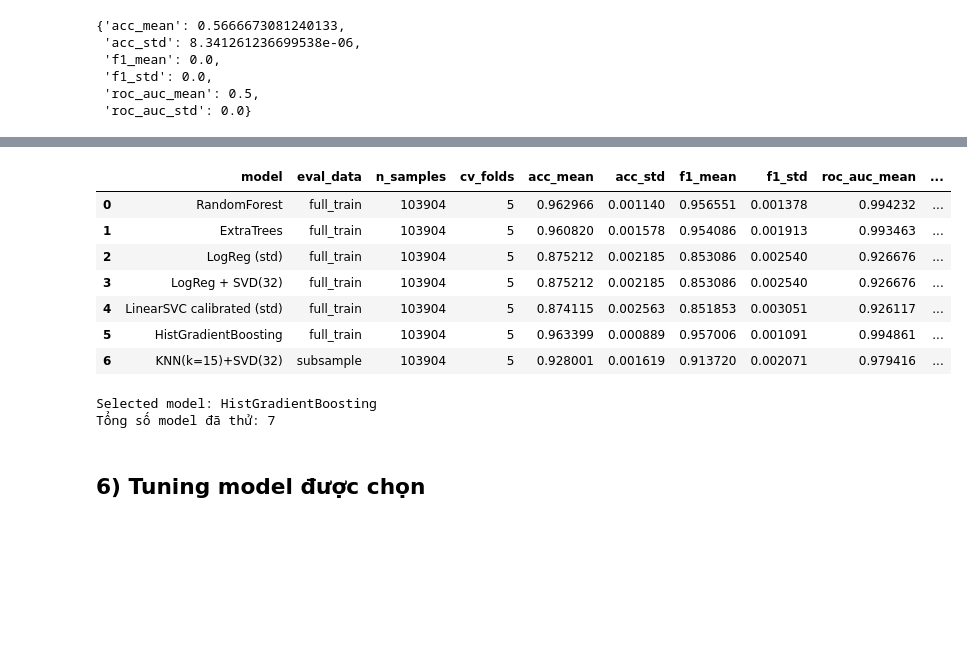
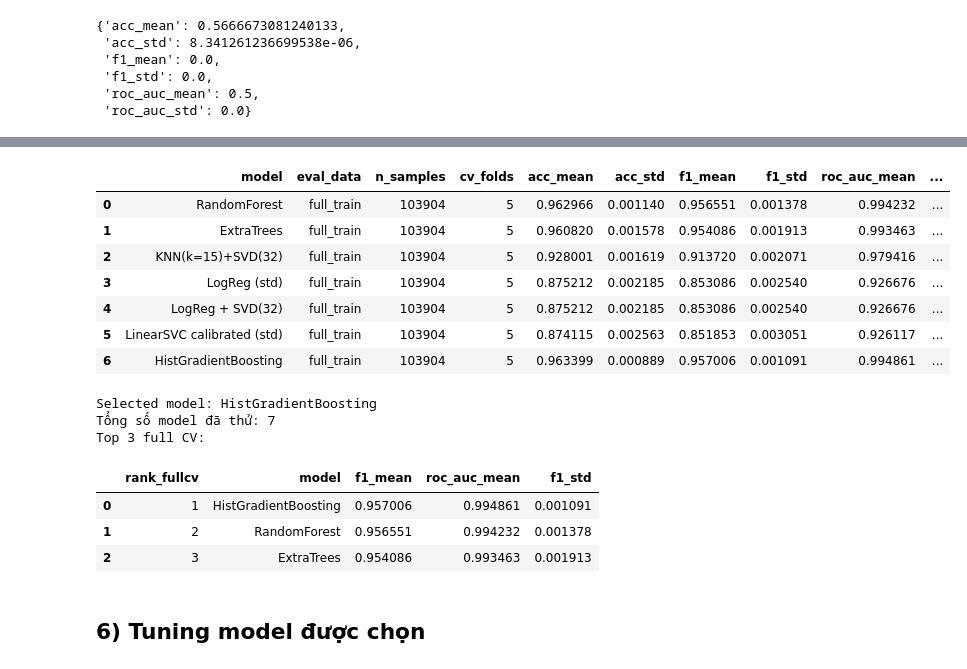
Before and after one commit to bachkhmt/ML_252, a Jupyter notebook: notebooks/CaoKhoa.ipynb, the cells around one changed output, grey strips where cells are left out. Drawn from its saved outputs; the diff is of its cells as text; code cells hidden in the pictures; blank space fills up the shorter version.

Commit message:
add KNN to model zoo

```diff
--- a/notebooks/CaoKhoa.ipynb
+++ b/notebooks/CaoKhoa.ipynb
@@ -27,17 +29,15 @@ warnings.filterwarnings("ignore")
 
 # Nếu chạy trong notebook: chỉnh dòng này để truyền flag kiểu CLI
 # Ví dụ:
-#   CLI_ARGS = "--out_dir outputs/run1 --data_dir data --fast"
-# CLI_ARGS = "--out_dir ../outputs --eval_knn"  # để trống => dùng mặc định
-CLI_ARGS = "--out_dir /content/drive/MyDrive/ML_Project/runs/exp1/ --eval_knn --knn_sample_n 999999999"
+#   CLI_ARGS = "--out_dir /content/drive/MyDrive/ML_Project/runs/exp1/ --fast"
+# CLI_ARGS = "--out_dir /content/drive/MyDrive/ML_Project/runs/exp1/ --fast"
+CLI_ARGS = "--out_dir /content/drive/MyDrive/ML_Project/runs/exp1/ "
 
 def parse_args(cli_args: str = ""):
     parser = argparse.ArgumentParser(add_help=False)
     parser.add_argument("--out_dir", type=str, default=".", help="Thư mục lưu outputs (artifacts/features/eda_outputs).")
     parser.add_argument("--data_dir", type=str, default="data", help="Thư mục chứa train.csv/test.csv (mặc định ./data).")
     parser.add_argument("--fast", action="store_true", help="Chạy nhẹ hơn (ít fold, ít model, bỏ tuning).")
-    parser.add_argument("--eval_knn", action="store_true", help="Bật thử KNN (mặc định: OFF vì nặng).")
-    parser.add_argument("--knn_sample_n", type=int, default=20000, help="Số mẫu dùng để CV cho KNN (subsample).")
     parser.add_argument("--seed", type=int, default=42, help="Random seed.")
     if cli_args.strip() == "":
         # Notebook kernel có nhiều argv rác → parse_known_args cho an toàn
@@ -65,8 +65,6 @@ TARGET_COL = "satisfaction"
 DROP_COLS_CANDIDATES = ["Unnamed: 0", "id"]
 
 FAST_MODE = bool(args.fast)
-EVAL_KNN = bool(args.eval_knn)
-KNN_SAMPLE_N = int(args.knn_sample_n)
 
 # Resolve dirs
 OUT_DIR = Path(args.out_dir).expanduser().resolve()
@@ -84,7 +82,6 @@ for d in [OUT_DIR, ARTIFACTS_DIR, FEATURES_DIR, EDA_DIR]:
 print("FAST_MODE:", FAST_MODE)
 print("OUT_DIR:", OUT_DIR)
 print("DATA_DIR:", DATA_DIR)
-print("EVAL_KNN:", EVAL_KNN, "| KNN_SAMPLE_N:", KNN_SAMPLE_N)
 # %% [output]
 Global seed set to: 42
 FAST_MODE: False
@@ -465,6 +466,7 @@ from sklearn.svm import LinearSVC
 from sklearn.calibration import CalibratedClassifierCV
 from sklearn.ensemble import RandomForestClassifier, ExtraTreesClassifier
 from sklearn.ensemble import HistGradientBoostingClassifier
+from sklearn.neighbors import KNeighborsClassifier
 
 # 5.2) Model zoo (FULL CV)
 models_fullcv = {}
@@ -493,9 +495,16 @@ models_fullcv["LogReg + SVD(32)"] = make_pipeline(
     n_components=32
 )
 
+models_fullcv["KNN(k=15)+SVD(32)"] = make_pipeline(
+    KNeighborsClassifier(n_neighbors=15, weights="distance", n_jobs=-1),
+    scaler="standard",
+    use_svd=True,
+    n_components=32
+)
+
 # FAST_MODE: giảm bớt model nếu muốn
 if FAST_MODE:
-    keep = ["LogReg (std)", "RandomForest", "HistGradientBoosting"]
+    keep = ["LogReg (std)", "RandomForest", "HistGradientBoosting", "KNN(k=15)+SVD(32)"]
     models_fullcv = {k: models_fullcv[k] for k in keep}
 
 print("Evaluating", len(models_fullcv), "models with", n_splits, "fold CV on FULL train...")
@@ -593,52 +566,53 @@ best_auc = float(full.loc[0, "roc_auc_mean"])
 
 log_df["decision"] = "rejected"
 log_df.loc[log_df["model"] == best_name, "decision"] = "SELECTED (best full CV)"
-log_df.loc[log_df["eval_data"] != "full_train", "decision"] = "explored (subsample only)"
 
 def reason(row):
     if row["model"] == best_name:
         return "F1 cao nhất (full CV), tie-break ROC-AUC; chọn để tuning & final."
-    if row["eval_data"] != "full_train":
-        return "Model nặng nên chỉ chạy subsample để chứng minh đã thử, không dùng để chọn cuối."
-
     r = []
     delta_f1 = best_f1 - float(row["f1_mean"])
     delta_auc = best_auc - float(row["roc_auc_mean"])
 
     if delta_f1 > 0.01:
         r.append("F1 thấp hơn rõ rệt so với best (>0.01)")
     elif delta_f1 > 0:
         r.append("F1 thấp hơn nhẹ so với best")
 
     if delta_auc > 0.005:
         r.append("ROC-AUC thấp hơn đáng kể")
 
     if float(row.get("f1_std", 0.0)) > float(full["f1_std"].median()) + 0.005:
         r.append("độ ổn định thấp hơn (f1_std cao)")
 
     if not r:
         r.append("sát best nhưng thua tie-break ROC-AUC hoặc độ ổn định")
 
     return "; ".join(r)
 
 log_df["reason"] = log_df.apply(reason, axis=1)
 
 display(log_df.sort_values(["eval_data", "decision", "f1_mean"], ascending=[True, False, False]).reset_index(drop=True))
 print("Selected model:", best_name)
 print("Tổng số model đã thử:", len(log_df))
 print("Top 3 full CV:")
 display(full[["rank_fullcv", "model", "f1_mean", "roc_auc_mean", "f1_std"]].head(3))
 # %% [output]
 |  | model | eval_data | n_samples | cv_folds | acc_mean | acc_std | f1_mean | f1_std | roc_auc_mean | ... |
 | 0 | RandomForest | full_train | 103904 | 5 | 0.962966 | 0.001140 | 0.956551 | 0.001378 | 0.994232 | ... |
 | 1 | ExtraTrees | full_train | 103904 | 5 | 0.960820 | 0.001578 | 0.954086 | 0.001913 | 0.993463 | ... |
-| 2 | LogReg (std) | full_train | 103904 | 5 | 0.875212 | 0.002185 | 0.853086 | 0.002540 | 0.926676 | ... |
-| 3 | LogReg + SVD(32) | full_train | 103904 | 5 | 0.875212 | 0.002185 | 0.853086 | 0.002540 | 0.926676 | ... |
-| 4 | LinearSVC calibrated (std) | full_train | 103904 | 5 | 0.874115 | 0.002563 | 0.851853 | 0.003051 | 0.926117 | ... |
-| 5 | HistGradientBoosting | full_train | 103904 | 5 | 0.963399 | 0.000889 | 0.957006 | 0.001091 | 0.994861 | ... |
-| 6 | KNN(k=15)+SVD(32) | subsample | 103904 | 5 | 0.928001 | 0.001619 | 0.913720 | 0.002071 | 0.979416 | ... |
+| 2 | KNN(k=15)+SVD(32) | full_train | 103904 | 5 | 0.928001 | 0.001619 | 0.913720 | 0.002071 | 0.979416 | ... |
+| 3 | LogReg (std) | full_train | 103904 | 5 | 0.875212 | 0.002185 | 0.853086 | 0.002540 | 0.926676 | ... |
+| 4 | LogReg + SVD(32) | full_train | 103904 | 5 | 0.875212 | 0.002185 | 0.853086 | 0.002540 | 0.926676 | ... |
+| 5 | LinearSVC calibrated (std) | full_train | 103904 | 5 | 0.874115 | 0.002563 | 0.851853 | 0.003051 | 0.926117 | ... |
+| 6 | HistGradientBoosting | full_train | 103904 | 5 | 0.963399 | 0.000889 | 0.957006 | 0.001091 | 0.994861 | ... |
 Selected model: HistGradientBoosting
 Tổng số model đã thử: 7
+Top 3 full CV:
+|  | rank_fullcv | model | f1_mean | roc_auc_mean | f1_std |
+| 0 | 1 | HistGradientBoosting | 0.957006 | 0.994861 | 0.001091 |
+| 1 | 2 | RandomForest | 0.956551 | 0.994232 | 0.001378 |
+| 2 | 3 | ExtraTrees | 0.954086 | 0.993463 | 0.001913 |
 # %% [markdown]
 ## 6) Tuning model được chọn
 # %%
```
Also changed, not shown: parts of 5 cells of this notebook.
